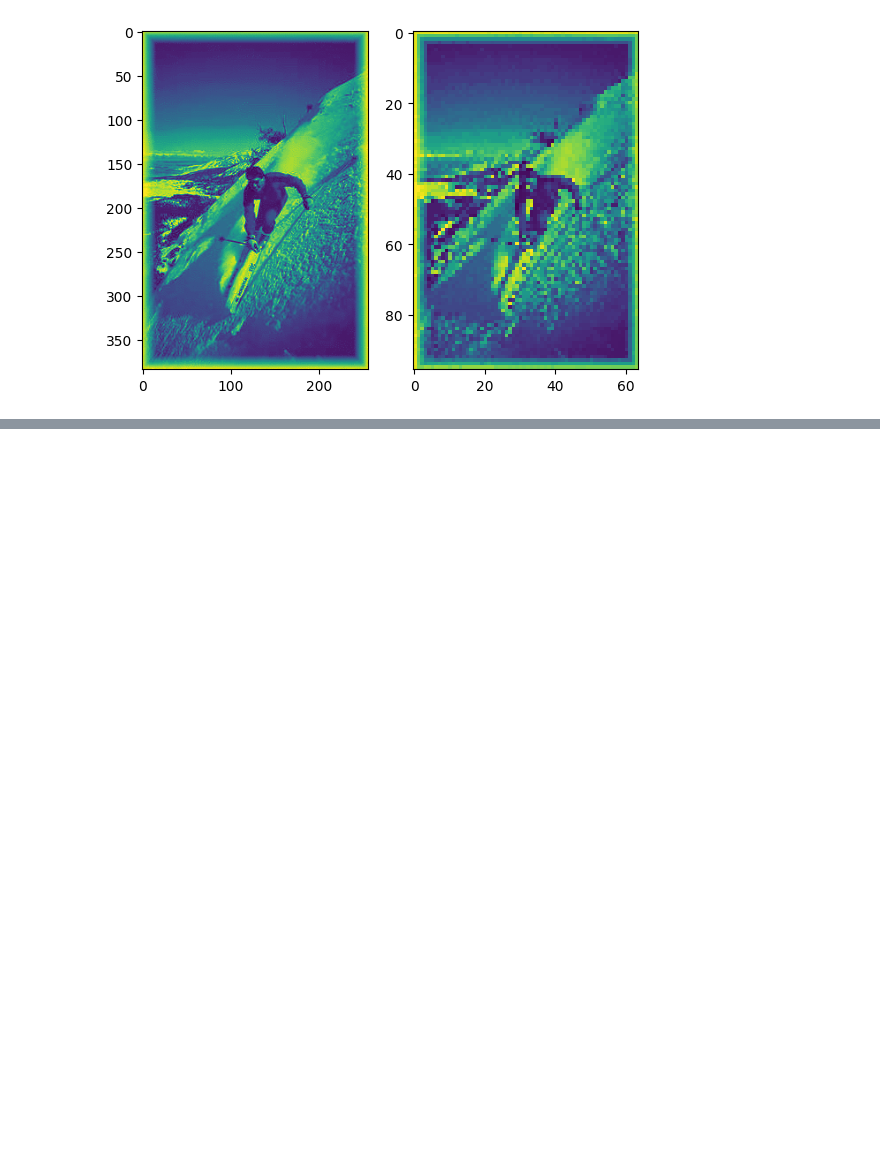
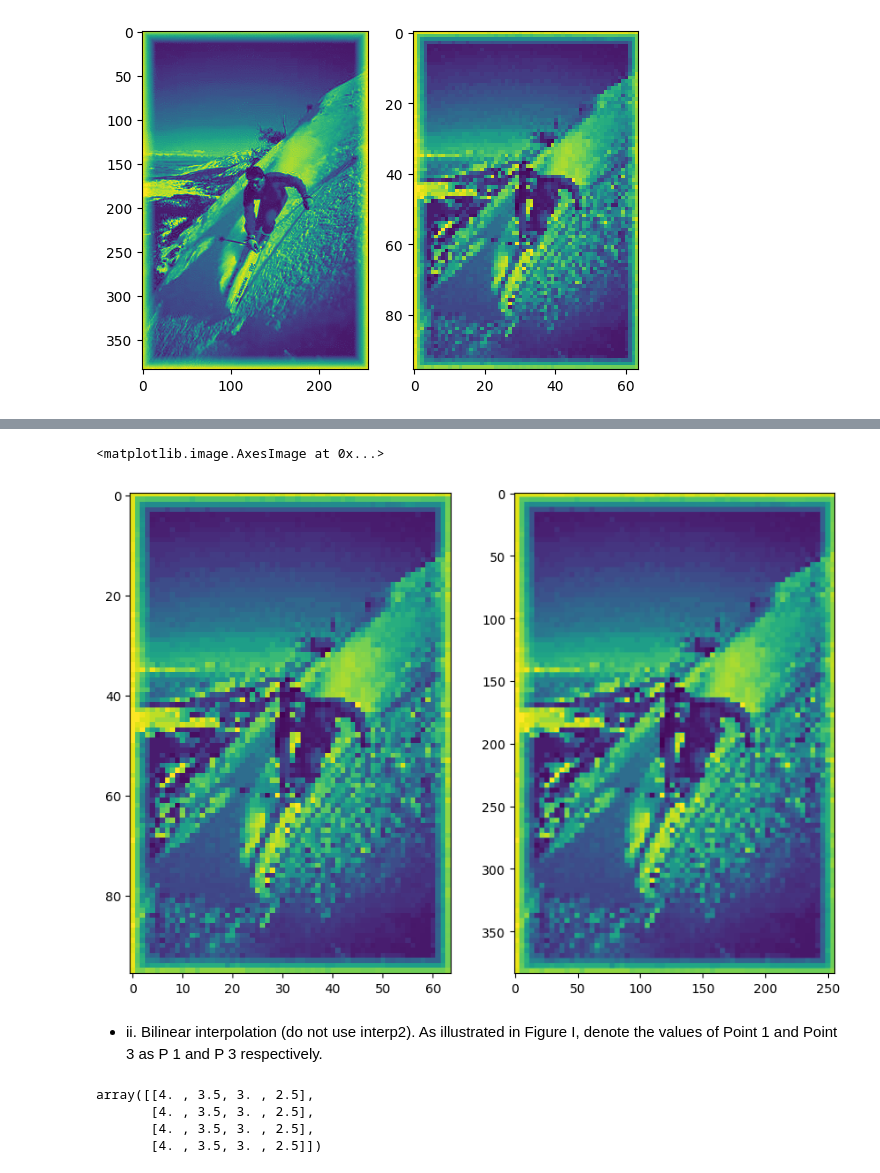
Before and after one commit to ngtuetam/DIP_2022, a Jupyter notebook: assignment_1/notebook/assign1_4.ipynb, the cells around one changed output, grey strips where cells are left out. Drawn from its saved outputs; the diff is of its cells as text; code cells hidden in the pictures; blank space fills up the shorter version.

```diff
--- a/assignment_1/notebook/assign1_4.ipynb
+++ b/assignment_1/notebook/assign1_4.ipynb
@@ -87,17 +92,42 @@ the values of Point 1 and Point 3 as P 1 and P 3 respectively.
 # %%
 def enlarge_image_b1(image):
     """
     Enlarge Image by a factor of 4 in both horizontal and vertical dimensions using Pixel repeating.
 
     Args:
         image (np.array) : input image as numpy array
 
     Returns:
         enlarged_img (np.array): enlarged image
+
+    Raises:
+        ValueError: if not 2-D image
     """
+    if len(image.shape) != 2:
+        raise ValueError('Input image must be gray scale (2-D matrix)!')
 
-    imgsize = image.shape
-    x,y = imgsize[:2]
-    enlarged_img = np.zeros((int(x*4),int(y*4)))
-    for i in range(x):
-        for j in range(y):
+    h, w = image.shape
+    enlarged_img = np.zeros(shape=(h*4, w*4), dtype=image.dtype)
+
+    for i in range(h*4):
+        for j in range(w*4):
+            enlarged_img[i,j] = image[int(i/4),int(j/4)]
+
+    return enlarged_img
+
+load_asc_img = lambda img_fp: np.loadtxt(img_fp)
+image = load_asc_img('/home/ngtuetam/workspace/DIP_2022/assignment_1/notebook/y1_result.asc')
+enlarged_img = enlarge_image_b1(image)
+
+plt.rcParams['figure.figsize'] = [10, 15]
+plt.subplot(1,2,1)
+plt.imshow(image)
+
+plt.subplot(1,2,2)
+plt.imshow(enlarged_img)
+# %% [output]
+<matplotlib.image.AxesImage at 0x...>
+[figure, added]
+# %% [markdown]
+* ii. Bilinear interpolation (do not use interp2). As illustrated in Figure I, denote
+the values of Point 1 and Point 3 as P 1 and P 3 respectively.
@@ -103,0 +142,7 @@ def enlarge_image_b1(image):
+# %%
+b
+# %% [output]
+array([[4. , 3.5, 3. , 2.5],
+       [4. , 3.5, 3. , 2.5],
+       [4. , 3.5, 3. , 2.5],
+       [4. , 3.5, 3. , 2.5]])
```
Also changed, not shown: parts of 3 cells of this notebook.
